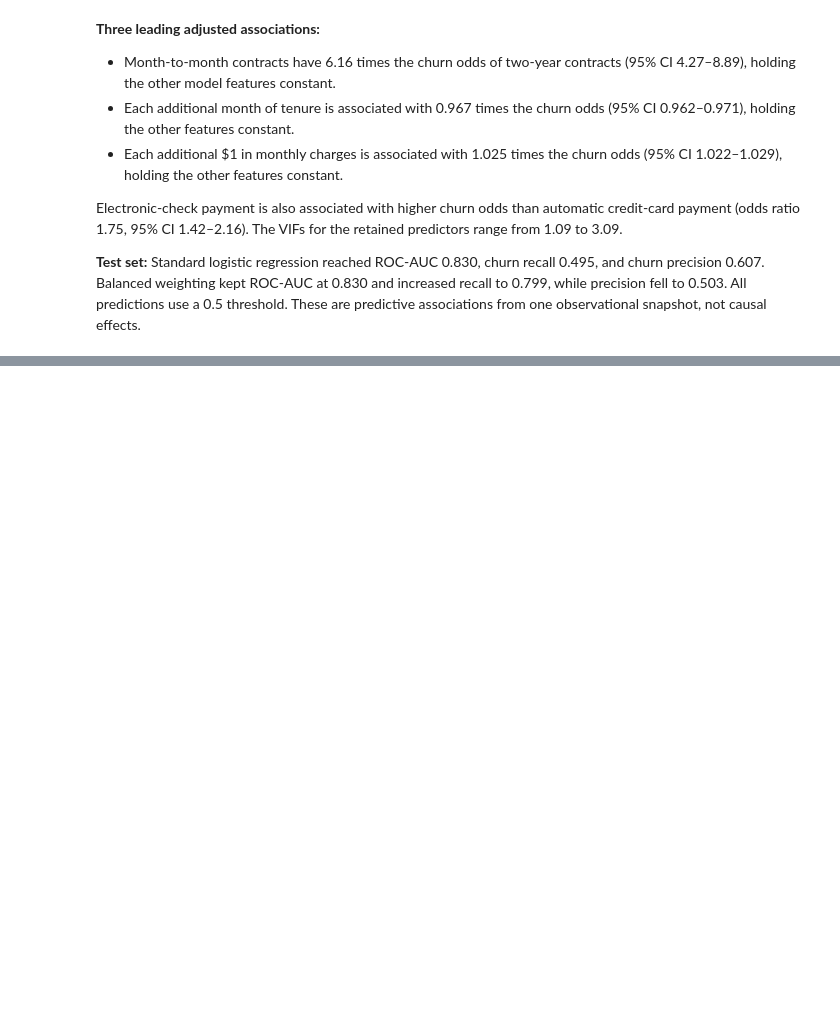
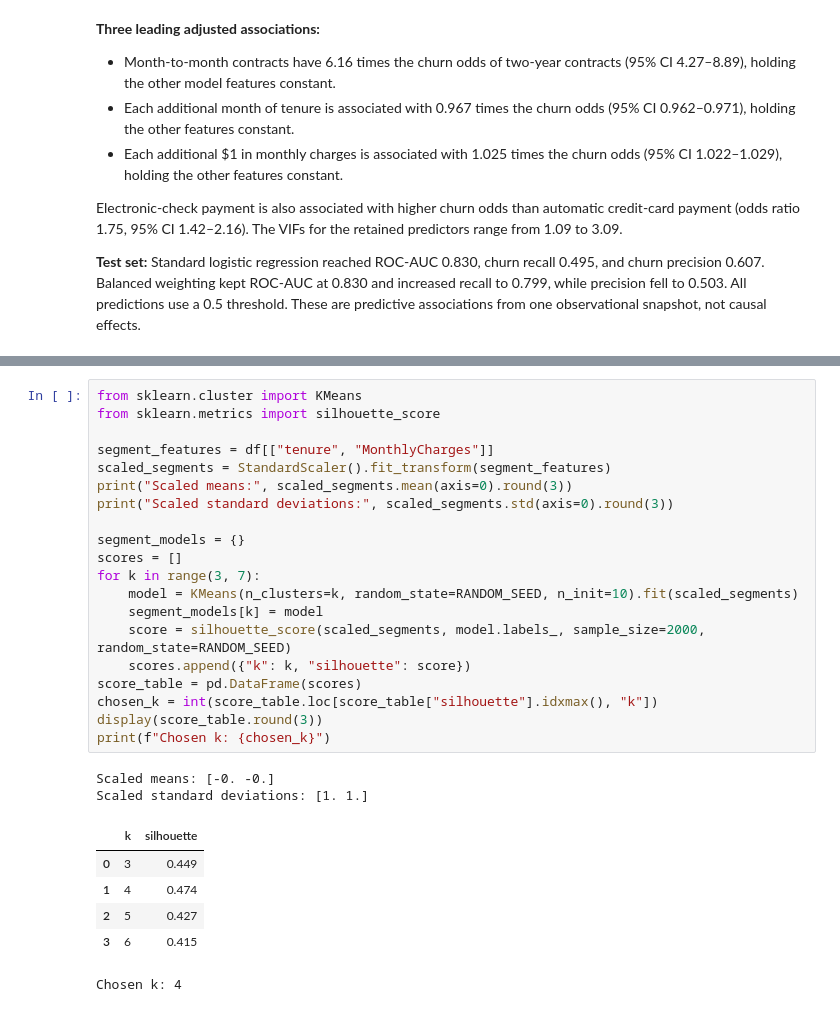
Before and after one commit to adhil-51006/telco-churn-analysis, a Jupyter notebook: churn_analysis.ipynb, the cells around one changed output, grey strips where cells are left out. Cells and saved outputs as stored; diff of their text form; blank space fills up the shorter version.

```diff
--- a/churn_analysis.ipynb
+++ b/churn_analysis.ipynb
@@ -385,0 +390,29 @@ Electronic-check payment is also associated with higher churn odds than automati
+# %%
+from sklearn.cluster import KMeans
+from sklearn.metrics import silhouette_score
+
+segment_features = df[["tenure", "MonthlyCharges"]]
+scaled_segments = StandardScaler().fit_transform(segment_features)
+print("Scaled means:", scaled_segments.mean(axis=0).round(3))
+print("Scaled standard deviations:", scaled_segments.std(axis=0).round(3))
+
+segment_models = {}
+scores = []
+for k in range(3, 7):
+    model = KMeans(n_clusters=k, random_state=RANDOM_SEED, n_init=10).fit(scaled_segments)
+    segment_models[k] = model
+    score = silhouette_score(scaled_segments, model.labels_, sample_size=2000, random_state=RANDOM_SEED)
+    scores.append({"k": k, "silhouette": score})
+score_table = pd.DataFrame(scores)
+chosen_k = int(score_table.loc[score_table["silhouette"].idxmax(), "k"])
+display(score_table.round(3))
+print(f"Chosen k: {chosen_k}")
+# %% [output]
+Scaled means: [-0. -0.]
+Scaled standard deviations: [1. 1.]
+|  | k | silhouette |
+| 0 | 3 | 0.449 |
+| 1 | 4 | 0.474 |
+| 2 | 5 | 0.427 |
+| 3 | 6 | 0.415 |
+Chosen k: 4
```
Also changed, not shown: parts of 4 cells of this notebook.
